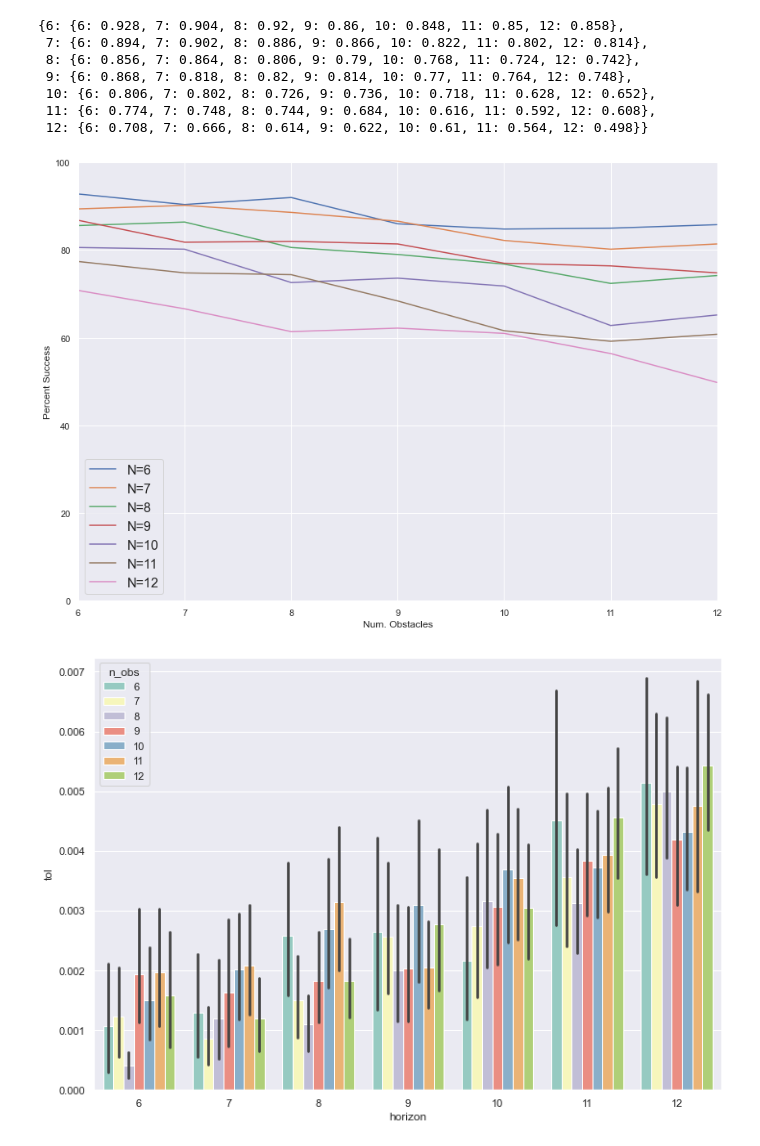
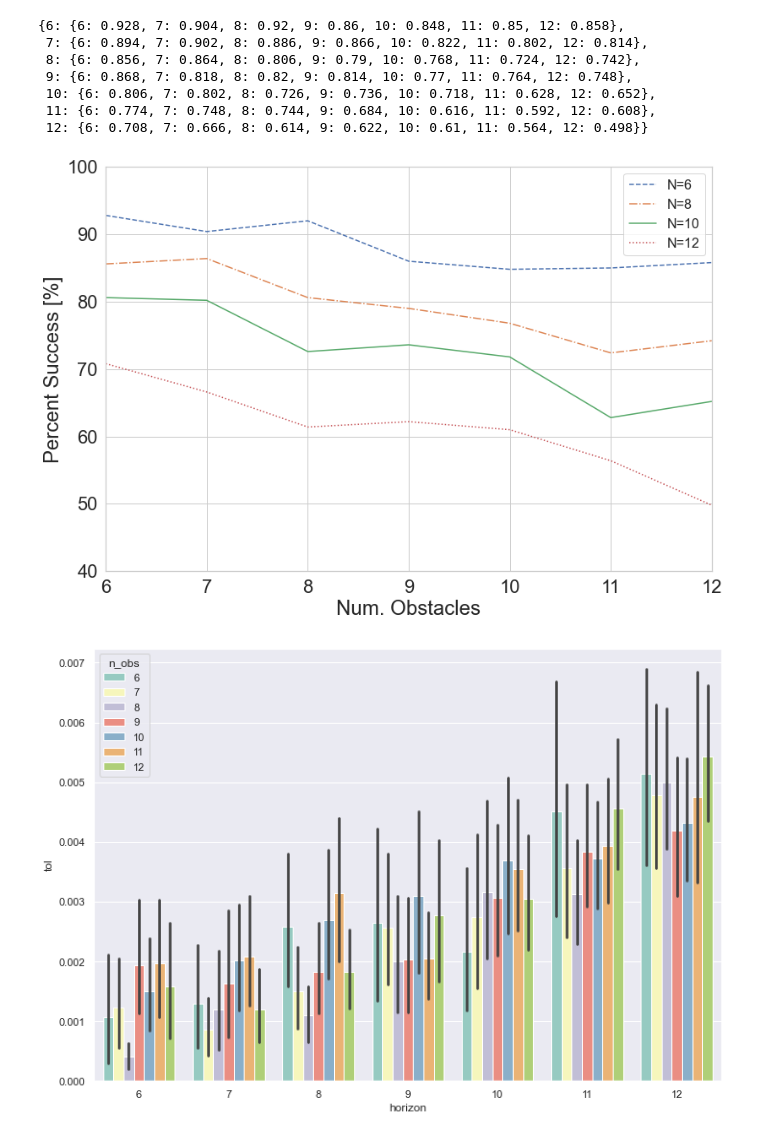
Before and after one commit to StanfordASL/CoCo, a Jupyter notebook: free_flyer_generalization.ipynb, the cells around one changed output. Cells and saved outputs as stored; diff of their text form; code cells hidden in the pictures.

```diff
--- a/free_flyer_generalization.ipynb
+++ b/free_flyer_generalization.ipynb
@@ -313,27 +355,36 @@ percent_successes
  11: {6: 0.774, 7: 0.748, 8: 0.744, 9: 0.684, 10: 0.616, 11: 0.592, 12: 0.608},
  12: {6: 0.708, 7: 0.666, 8: 0.614, 9: 0.622, 10: 0.61, 11: 0.564, 12: 0.498}}
 # %%
-for N in horizons:
+linestyles = ['--', '-.', '-', ':']
+
+plot_horizons = [6,8,10,12]
+for ii, N in enumerate(plot_horizons):
     batch_percent_success = percent_successes[N]
     x_labels = [ii for ii in range(6,13)]
     y_labels = [100.*batch_percent_success[x] for x in x_labels]
-    ax1 = sns.lineplot(x=x_labels, y=y_labels, palette="Set3", label='N={}'.format(N))
+    ax1 = sns.lineplot(x=x_labels, y=y_labels, palette="Set3", label='N={}'.format(N), linewidth=1.5)
+    ax1.lines[ii].set_linestyle(linestyles[ii])
     # ax1.set(xlabel="", ylabel="Percent Success")
+
 ax1.set(xlabel="Num. Obstacles", ylabel="Percent Success [%]")
 # ax1.grid(False)
 
 yticks =  [10*ii for ii in range(11)]
 ax1.set_yticks(yticks)
 
 plt.tight_layout()
-plt.legend(loc='best', fontsize='16')
+plt.legend(loc='upper right', fontsize='16')
 plt.xlim([6,12])
-plt.ylim([0.,100.])
+plt.ylim([40.,100.])
+
+# sns.set_style("whitegrid")
+st = sns.axes_style("whitegrid")
+sns.set_color_codes("dark")
 
 figure = ax1.get_figure()
-figure.savefig("percent_success_generalization.pdf")
+# figure.savefig("percent_success_generalization.pdf")
 # %% [output]
-[figure, old version]
+[figure, new version]
 # %%
 results = {}
 results['horizon'] = []
```
Also changed, not shown: parts of 2 cells of this notebook, 3 other files.
